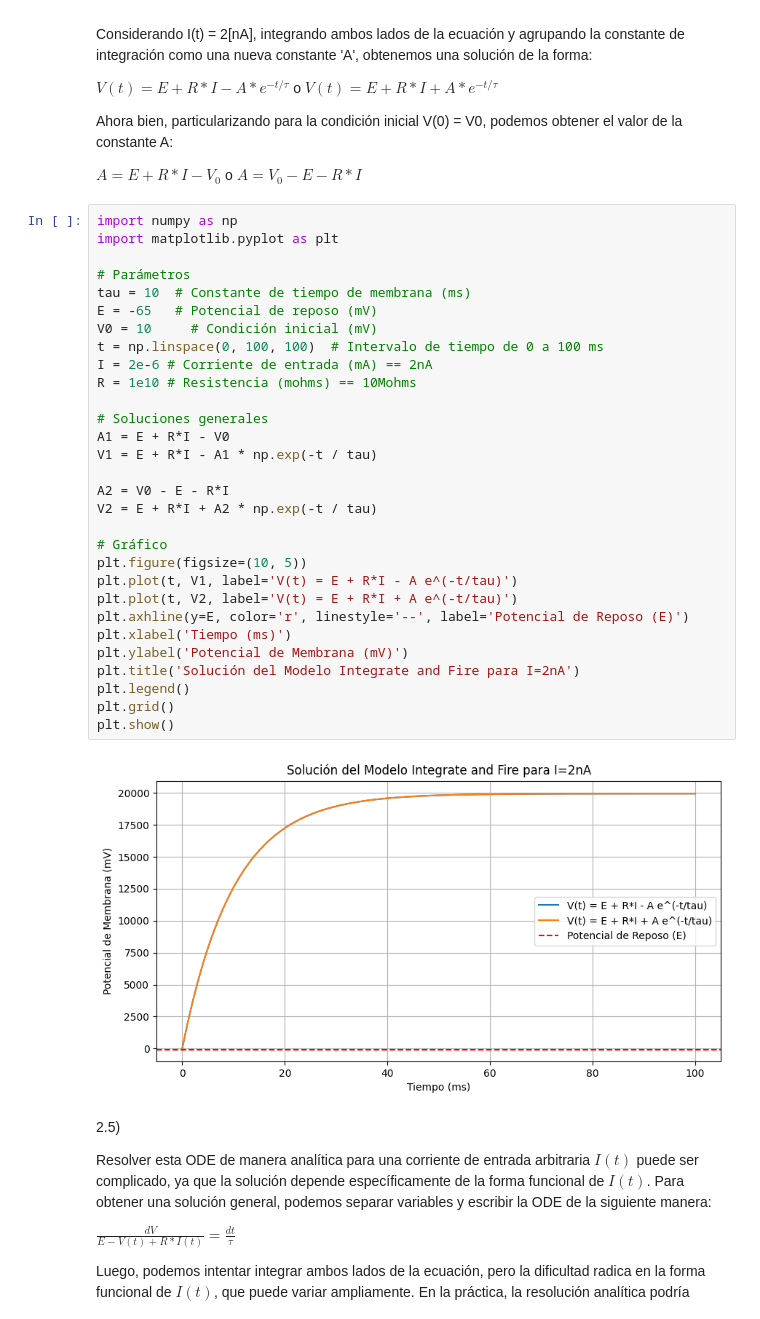
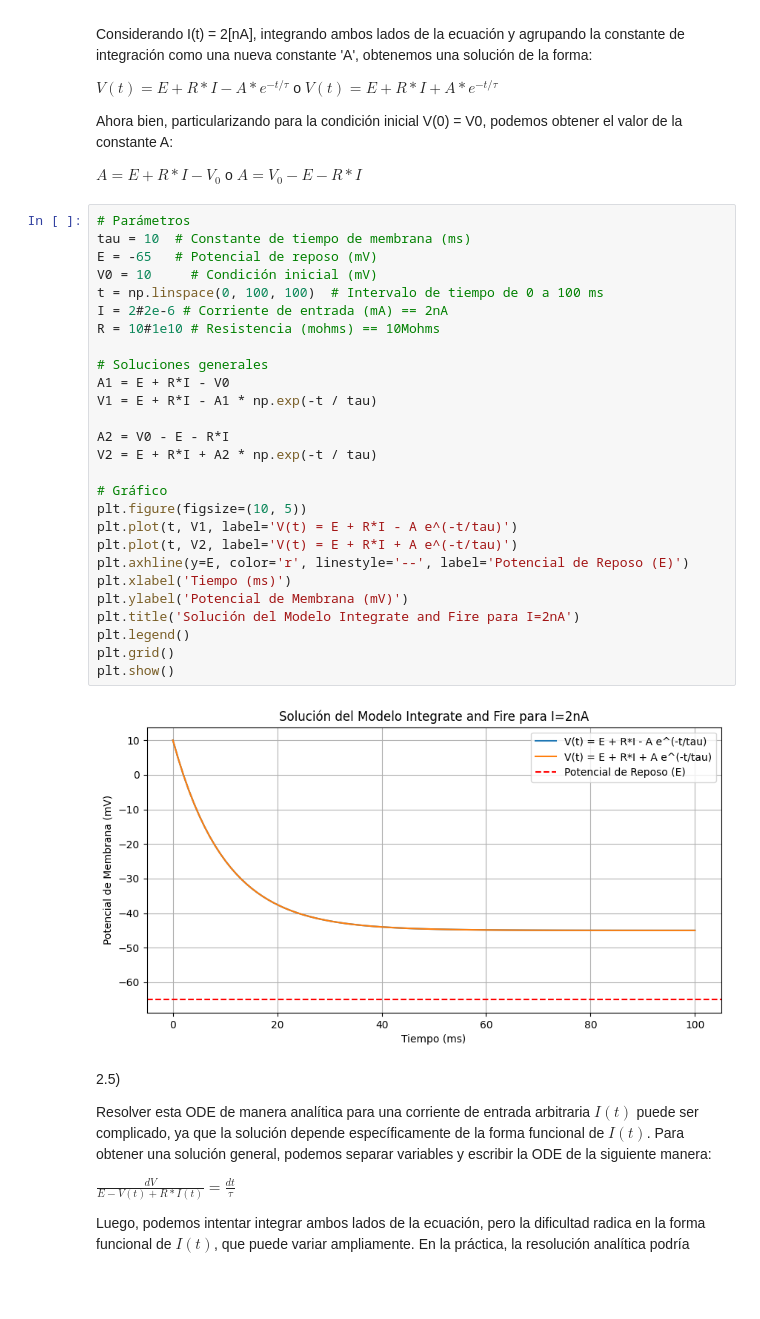
Before and after one commit to nicolassalomon96/Redes_Neuronales_FAMAF, a Jupyter notebook: TPs/TP5.ipynb, the cells around one changed output. Saved outputs shown, nothing was run; the diff lists cells and outputs as text; blank space fills up the shorter version.

```diff
--- a/TPs/TP5.ipynb
+++ b/TPs/TP5.ipynb
@@ -180,37 +179,34 @@ Ahora bien, particularizando para la condición inicial V(0) = V0, podemos obten
 
 $A = E + R*I - V_0$ o $A = V_0 - E - R*I$
 # %%
-import numpy as np
-import matplotlib.pyplot as plt
-
 # Parámetros
 tau = 10  # Constante de tiempo de membrana (ms)
 E = -65   # Potencial de reposo (mV)
 V0 = 10     # Condición inicial (mV)
 t = np.linspace(0, 100, 100)  # Intervalo de tiempo de 0 a 100 ms
-I = 2e-6 # Corriente de entrada (mA) == 2nA
-R = 1e10 # Resistencia (mohms) == 10Mohms
+I = 2#2e-6 # Corriente de entrada (mA) == 2nA
+R = 10#1e10 # Resistencia (mohms) == 10Mohms
 
 # Soluciones generales
 A1 = E + R*I - V0
 V1 = E + R*I - A1 * np.exp(-t / tau)
 
 A2 = V0 - E - R*I
 V2 = E + R*I + A2 * np.exp(-t / tau)
 
 # Gráfico
 plt.figure(figsize=(10, 5))
 plt.plot(t, V1, label='V(t) = E + R*I - A e^(-t/tau)')
 plt.plot(t, V2, label='V(t) = E + R*I + A e^(-t/tau)')
 plt.axhline(y=E, color='r', linestyle='--', label='Potencial de Reposo (E)')
 plt.xlabel('Tiempo (ms)')
 plt.ylabel('Potencial de Membrana (mV)')
 plt.title('Solución del Modelo Integrate and Fire para I=2nA')
 plt.legend()
 plt.grid()
 plt.show()
 # %% [output]
-[figure, old version]
+[figure, new version]
 # %% [markdown]
 2.5)
 
```
Also changed, not shown: parts of 5 cells of this notebook, 4 other files.
